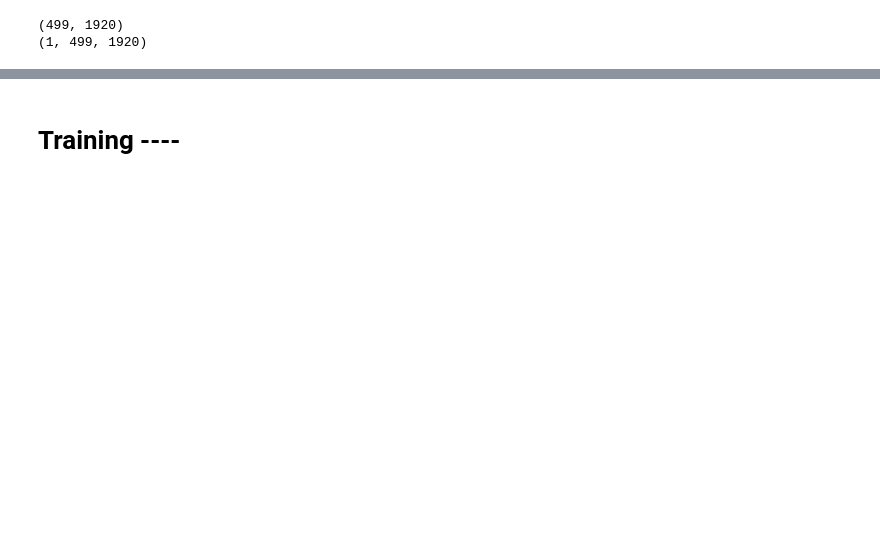
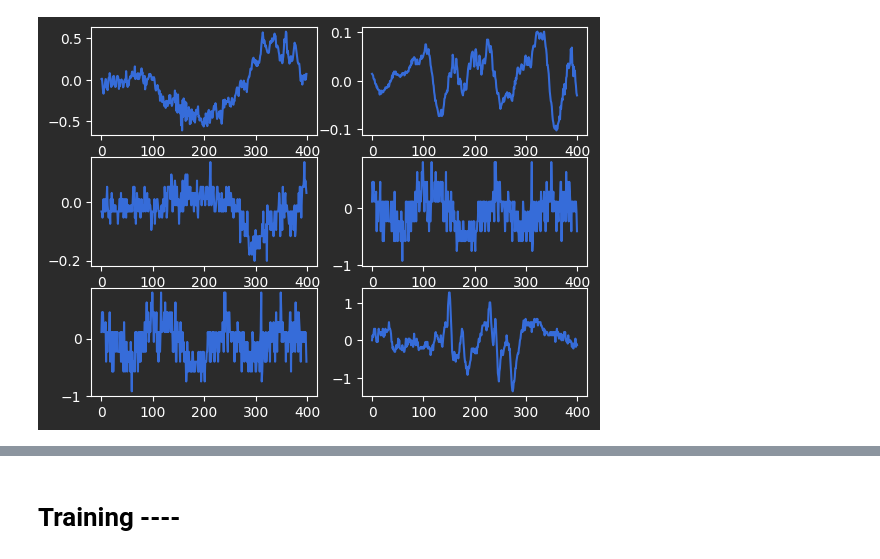
Before and after one commit to Davidgraey/ml-tools, a Jupyter notebook: notebooks/transforurier_audio_encoding.ipynb, the cells around one changed output, grey strips where cells are left out. Saved outputs shown, nothing was run; the diff lists cells and outputs as text; code cells hidden in the pictures; blank space fills up the shorter version.

```diff
--- a/notebooks/transforurier_audio_encoding.ipynb
+++ b/notebooks/transforurier_audio_encoding.ipynb
@@ -21,6 +21,6 @@ import matplotlib.pyplot as plt
 
 RNG = np.random.default_rng(42)
 
-MAX_POSSIBLE_WINDOWS = 10000
-WINDOW_MS = 30
+MAX_POSSIBLE_WINDOWS = 2000
+WINDOW_MS = 100
 # %%
@@ -53,18 +74,22 @@ def read_and_process_datafile(filename: str) -> np.ndarray:
 # %%
+%pdb on
 import os
 import pickle
-
-WINDOW_MS = 50
 
 all_windowed_data = []
 
 all_filenames = os.listdir(f"../data/")
 for fn in all_filenames:
-    array = read_and_process_datafile(f"../data/{fn}")
+    if fn.endswith(".wav"):
+        list_of_array, SAMPLES_PER_WINDOW = read_and_process_datafile(
+            f"../data/{fn}")
+    else:
+        continue
 
     # all_windowed_data.append({fn: array})
     # filenames too long
-    all_windowed_data.append(array)
+    if list_of_array:
+        all_windowed_data.extend(list_of_array)
 
 with open(f"../data/windowed_data.pkl", "wb") as f:
     pickle.dump(all_windowed_data, f)
@@ -71,4 +122,6 @@ with open(f"../data/windowed_data.pkl", "wb") as f:
 # %%
+all_reshaped_data = []
 for arr in all_windowed_data:
     print(arr.shape)
+    all_reshaped_data.append(np.moveaxis(arr, source=-1, destination=0))
 # %% [output]
@@ -347,0 +145,10 @@ outs
+# %%
+plt.figure()
+for idxx, idx in enumerate(RNG.integers(0, 100, 6)):
+    t = all_reshaped_data[idx]
+    plt.subplot(3,2, idxx + 1)
+    plt.plot(t[:, 3, ...].reshape(-1))
+
+plt.show()
+# %% [output]
+[figure, added]
@@ -459,14 +269,3 @@ all_losses = []
 all_layers = [amplitude_layer_a, amplitude_layer_b, amplitude_layer_c, freq_fft_layer, freq_fc_layer,
               stacking_layer, rope_layer, enc_attention, dropout_a, fc_a, fc_b, fc_c, decoder_dropout,
               decoder_attention, decoder_fc_a, decoder_fc_b, decoder_norm, decoder_fc_c,]
-# %%
-print(windowed_data.shape)
-windowed_data = windowed_data.reshape(-1, windowed_data.shape[0],
-                                      windowed_data.shape[1])
-
-# windowed_data = windowed_data.reshape(-1,
-#                                       windowed_data.shape[-1])
-print(windowed_data.shape)
-# %% [output]
-(499, 1920)
-(1, 499, 1920)
```
Also changed, not shown: parts of 24 cells of this notebook, 19 other files.
